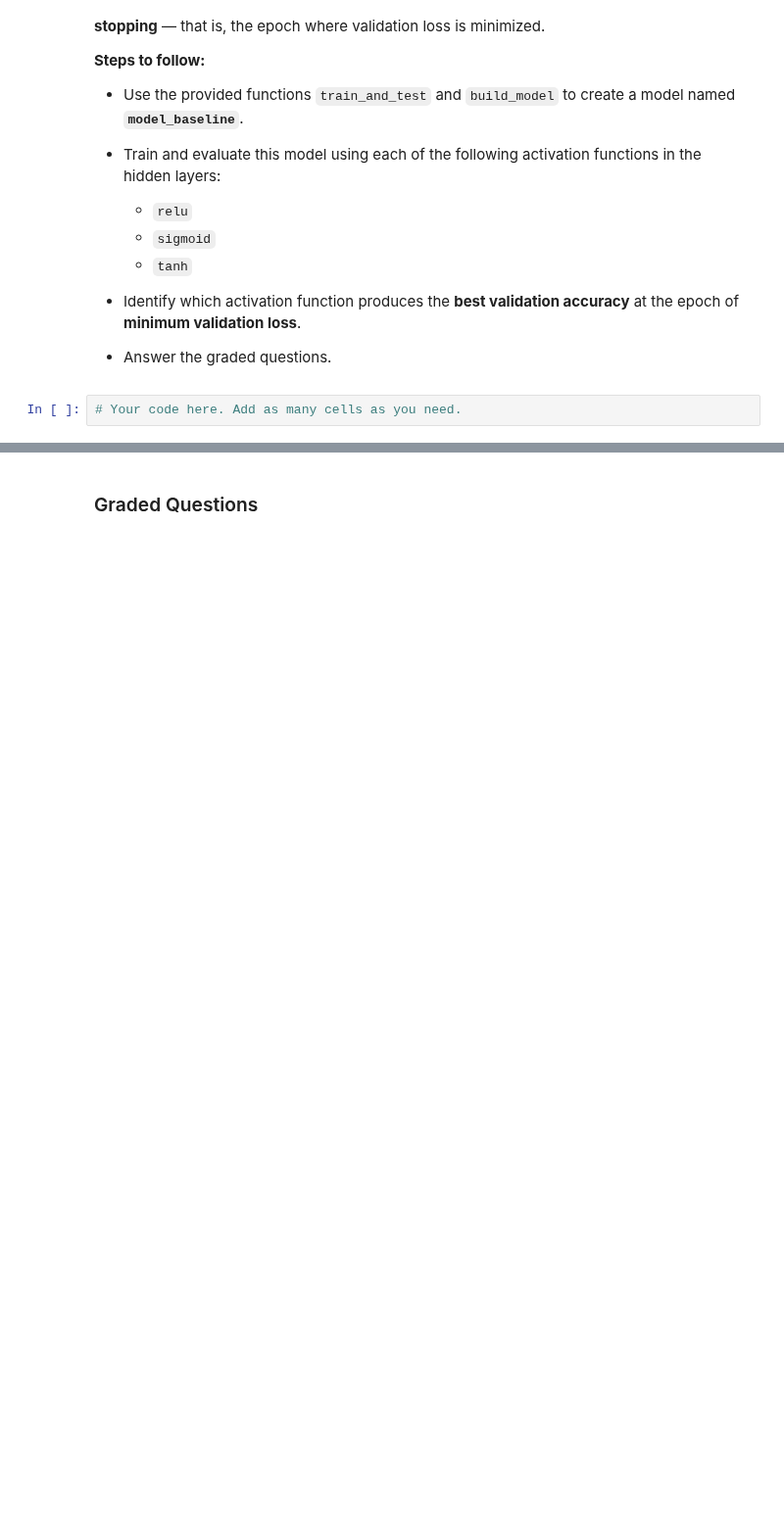
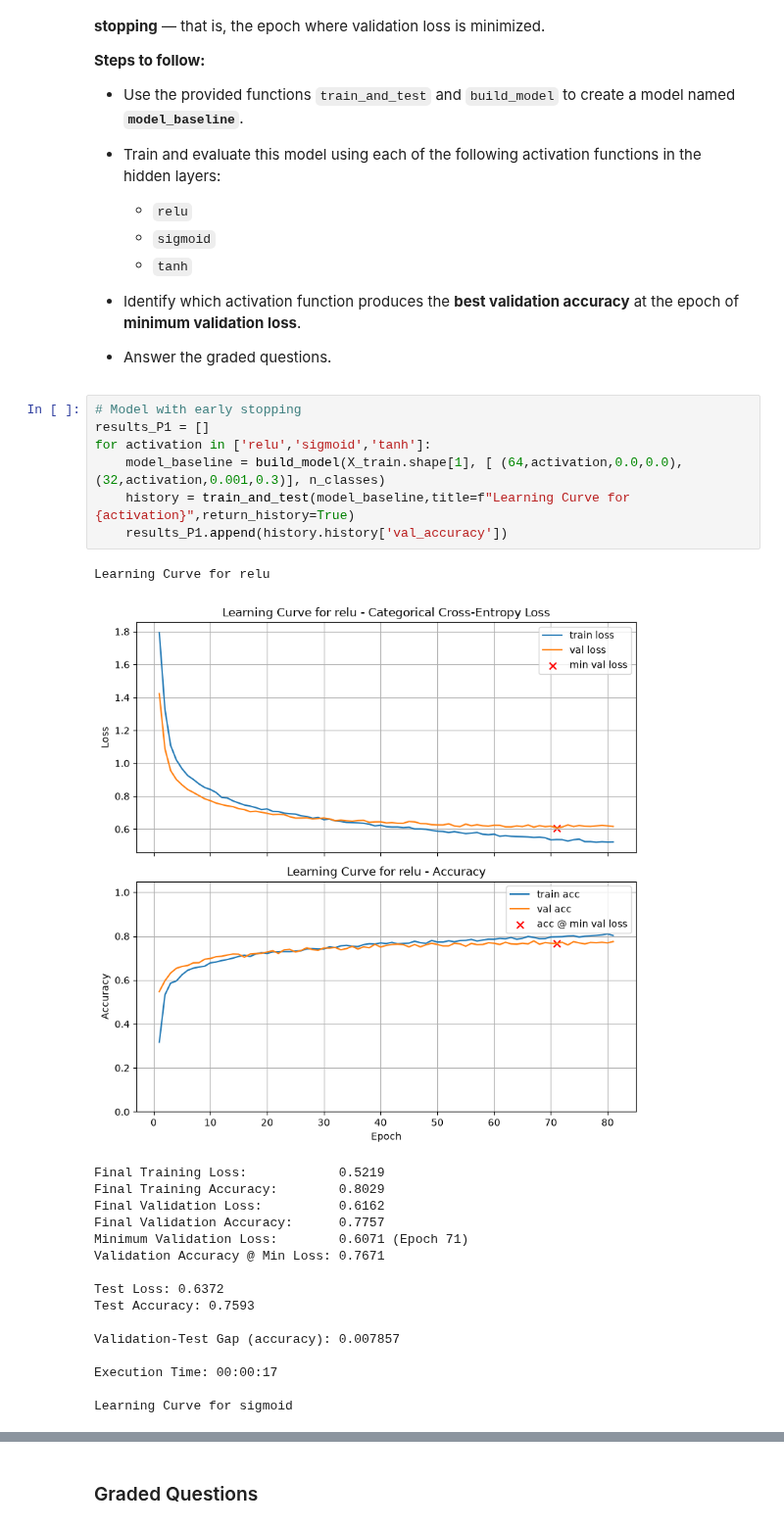
Before and after one commit to AL-Holmes/DX703-Assignments, a Jupyter notebook: Homework_03.ipynb, the cells around one changed output, grey strips where cells are left out. Shown at 98% size. Drawn from its saved outputs; the diff is of its cells as text; blank space fills up the shorter version.

```diff
--- a/Homework_03.ipynb
+++ b/Homework_03.ipynb
@@ -404,4 +401,27 @@ In this problem, you will train the **baseline neural network** and investigate
 * Identify which activation function produces the **best validation accuracy** at the epoch of **minimum validation loss**.
 * Answer the graded questions.
 # %%
-# Your code here. Add as many cells as you need.
+# Model with early stopping
+results_P1 = []
+for activation in ['relu','sigmoid','tanh']:
+    model_baseline = build_model(X_train.shape[1], [ (64,activation,0.0,0.0), (32,activation,0.001,0.3)], n_classes)
+    history = train_and_test(model_baseline,title=f"Learning Curve for {activation}",return_history=True)
+    results_P1.append(history.history['val_accuracy'])
+# %% [output]
+Learning Curve for relu
+[figure, added]
+Final Training Loss:            0.5219
+Final Training Accuracy:        0.8029
+Final Validation Loss:          0.6162
+Final Validation Accuracy:      0.7757
+Minimum Validation Loss:        0.6071 (Epoch 71)
+Validation Accuracy @ Min Loss: 0.7671
+
+Test Loss: 0.6372
+Test Accuracy: 0.7593
+
+Validation-Test Gap (accuracy): 0.007857
+
+Execution Time: 00:00:17
+
+Learning Curve for sigmoid
```
Also changed, not shown: parts of 8 cells of this notebook.
